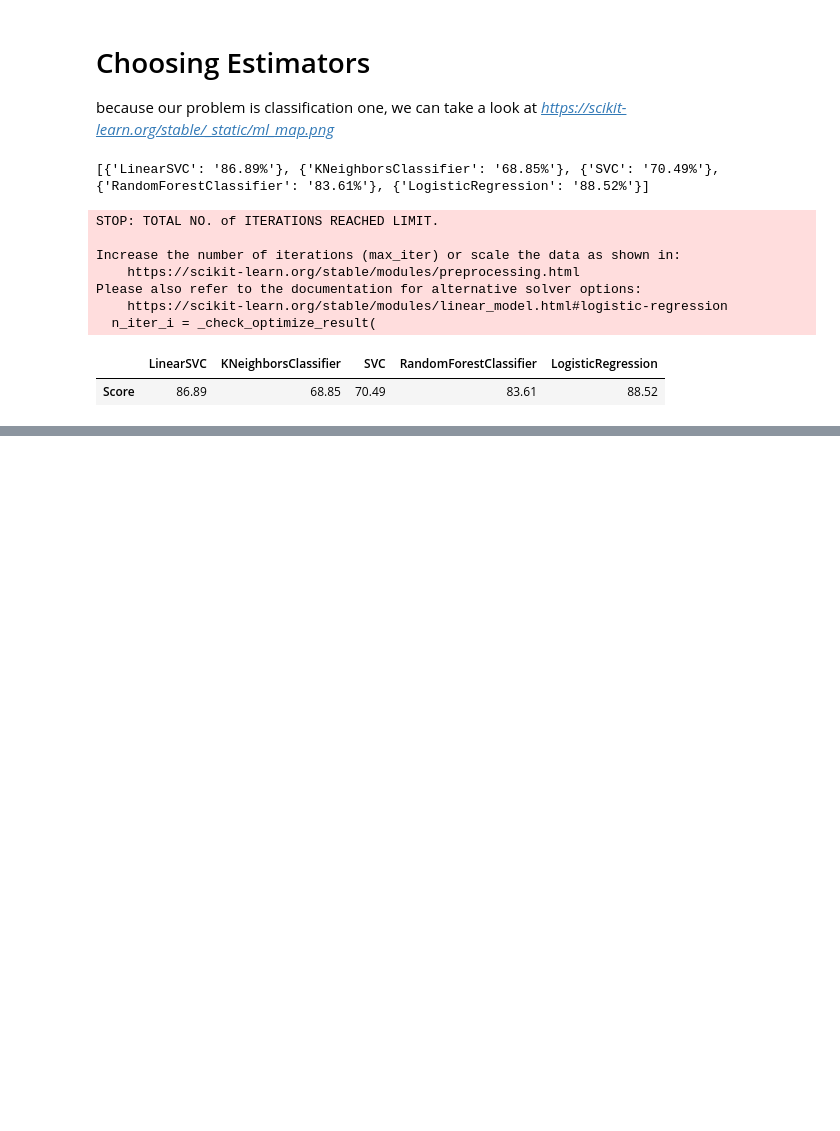
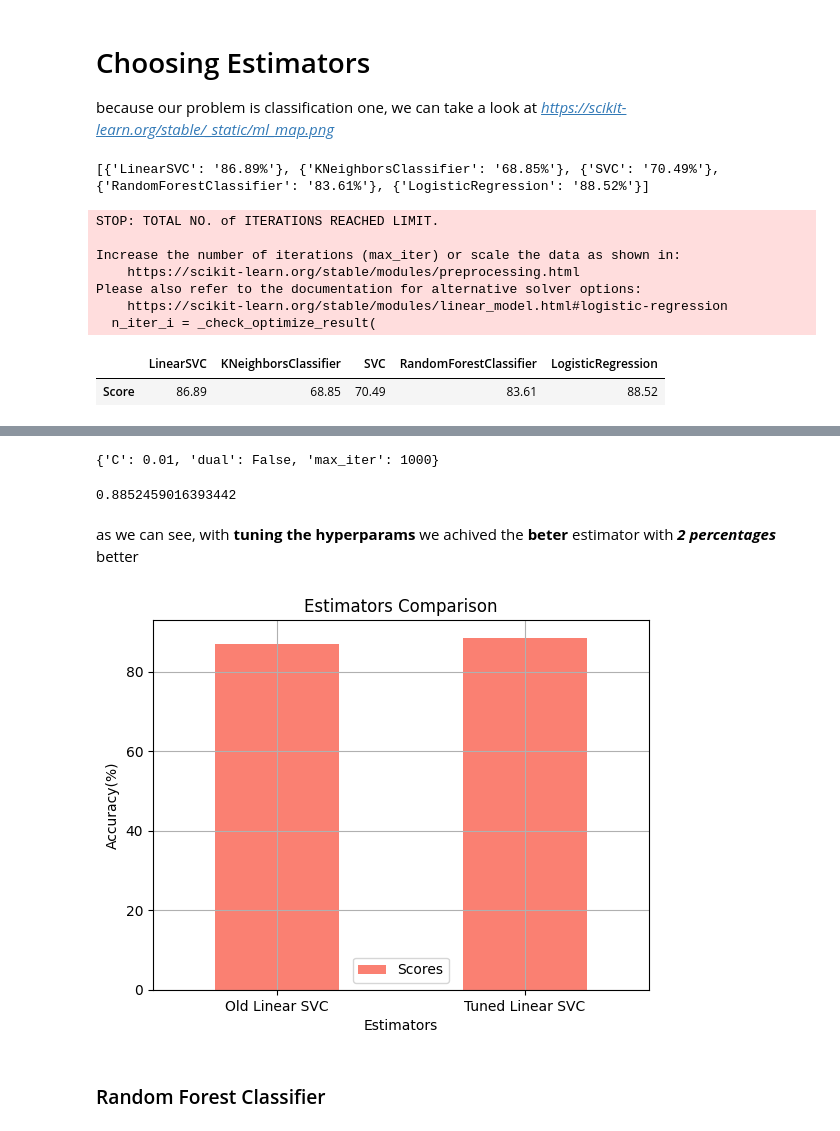
Before and after one commit to Hamid-Ba/heart-disease-project, a Jupyter notebook: Heart Disease Project.ipynb, the cells around one changed output, grey strips where cells are left out. Saved outputs shown, nothing was run; the diff lists cells and outputs as text; code cells hidden in the pictures; blank space fills up the shorter version.

```diff
--- a/Heart Disease Project.ipynb
+++ b/Heart Disease Project.ipynb
@@ -434,0 +453,10 @@ as we can see, Obviously **KNC** & **SVC** Scores are ***less*** than others, so
+# %%
+linear_svc_param = {
+    'C': [0.001, 0.01, 0.1, 1, 10, 100],
+    'max_iter': [1000, 2000, 3000],
+    'dual': [True, False]
+}
+
+linear_svc_grid = GridSearchCV(LinearSVC(), param_grid=linear_svc_param, cv=5, verbose=2)
+
+linear_svc_grid.fit(X_train, y_train)
@@ -434,0 +584,29 @@ as we can see, Obviously **KNC** & **SVC** Scores are ***less*** than others, so
+# %%
+linear_svc_grid.best_params_
+# %% [output]
+{'C': 0.01, 'dual': False, 'max_iter': 1000}
+# %%
+linear_svc_grid.score(X_test, y_test)
+# %% [output]
+0.8852459016393442
+# %% [markdown]
+as we can see, with **tuning the hyperparams** we achived the **beter** estimator with ***2 percentages*** better
+# %%
+old_linear_svc_score = rows[0]
+tuned_linear_svc_score = np.round(linear_svc_grid.score(X_test, y_test) * 100, 2)
+
+linear_scores_dict = {
+    'Old Linear SVC': [old_linear_svc_score],
+    'Tuned Linear SVC': [tuned_linear_svc_score]
+}
+# %%
+pd.DataFrame(linear_scores_dict, index=["Scores"]).T.plot(kind="bar", color=["salmon"])
+plt.xlabel("Estimators")
+plt.ylabel("Accuracy(%)")
+plt.title("Estimators Comparison")
+plt.grid()
+plt.xticks(rotation = 0);
+# %% [output]
+[figure, added]
+# %% [markdown]
+### Random Forest Classifier
```
Also changed, not shown: parts of 6 cells of this notebook.
